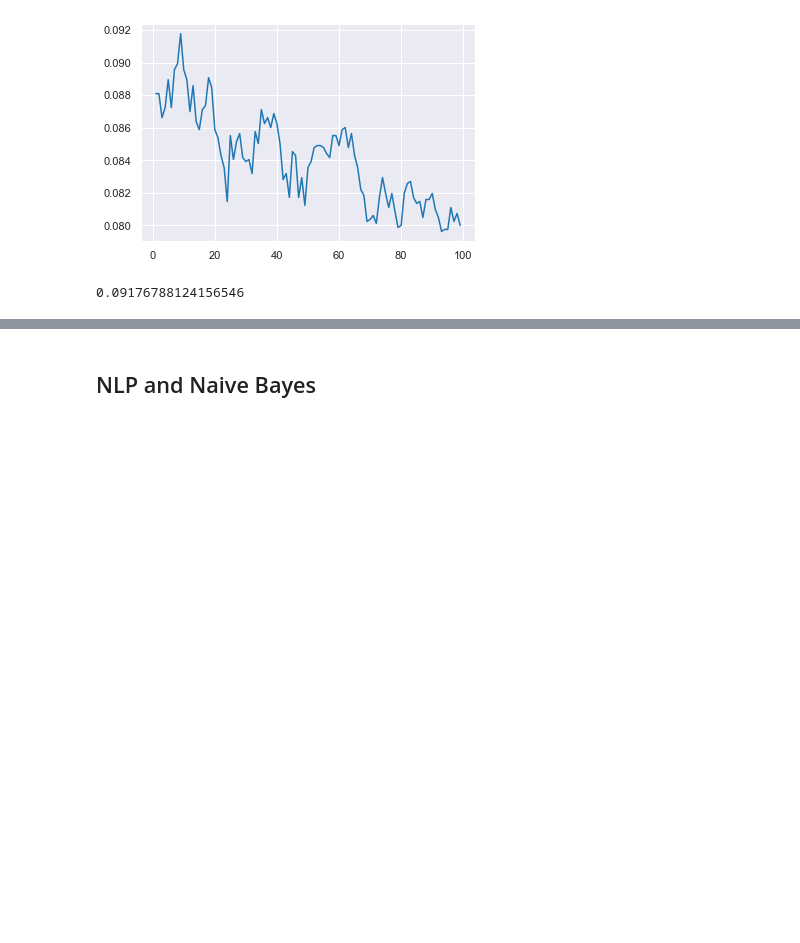
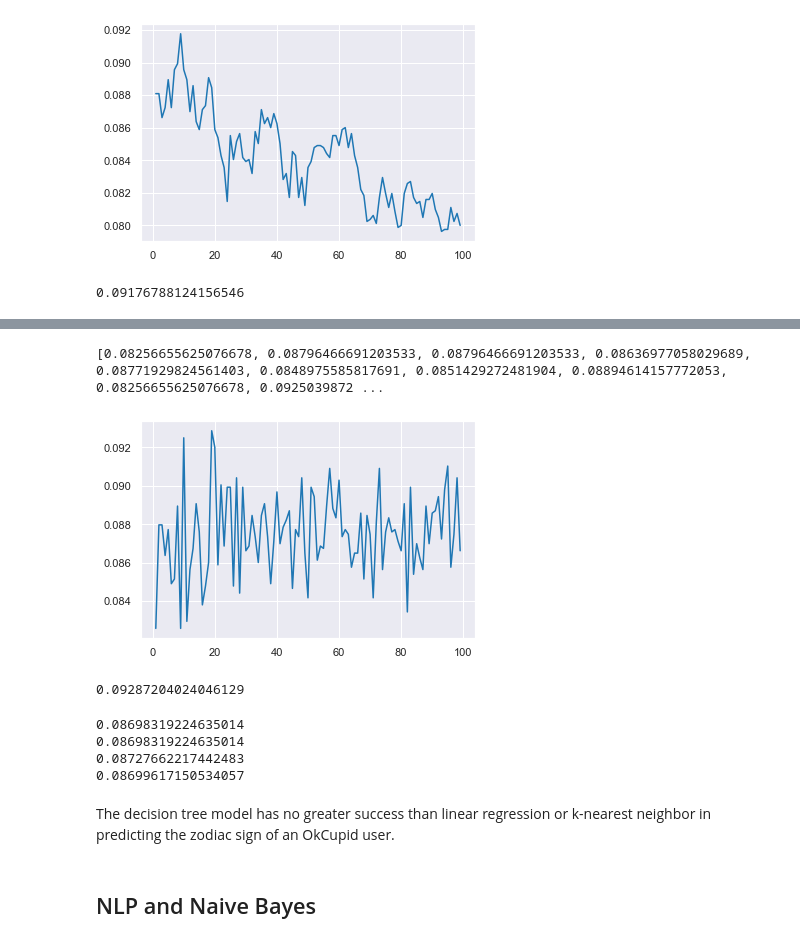
Before and after one commit to LottesofCode/Portfolio, a Jupyter notebook: _notebooks/2022-06-22-date-a-scientist.ipynb, the cells around one changed output, grey strips where cells are left out. Drawn from its saved outputs; the diff is of its cells as text; code cells hidden in the pictures; blank space fills up the shorter version.

```diff
--- a/_notebooks/2022-06-22-date-a-scientist.ipynb
+++ b/_notebooks/2022-06-22-date-a-scientist.ipynb
@@ -763,3 +768,35 @@ print(max(accuracy_trees))
+# %%
+accuracy_trees = []
+for n in range(1,100):
+    forest_model_trees = RandomForestClassifier(n_estimators=n)
+    forest_model_trees.fit(X_train, y_train)
+    accuracy_trees.append(forest_model_trees.score(X_test, y_test))
+# %%
+#collapse_output
+print(accuracy_trees)
+# %% [output]
+[0.08256655625076678, 0.08796466691203533, 0.08796466691203533, 0.08636977058029689, 0.08771929824561403, 0.0848975585817691, 0.0851429272481904, 0.08894614157772053, 0.08256655625076678, 0.0925039872 ...
+# %%
+n_values = range(1,100)
+plt.plot(n_values, accuracy_trees)
+plt.show()
+print(max(accuracy_trees))
+# %% [output]
+[figure, added]
+0.09287204024046129
+# %%
+#collapse_all
+print(accuracy_score(y_test, fmp))
+print(recall_score(y_test, fmp, average='weighted'))
+print(precision_score(y_test, fmp, average='weighted'))
+print(f1_score(y_test, fmp, average='weighted'))
+# %% [output]
+0.08698319224635014
+0.08698319224635014
+0.08727662217442483
+0.08699617150534057
+# %% [markdown]
+The decision tree model has no greater success than linear regression or k-nearest neighbor in predicting the zodiac sign of an OkCupid user.
 # %% [markdown]
 ## NLP and Naive Bayes
 # %%
```
Also changed, not shown: parts of 11 cells of this notebook.
